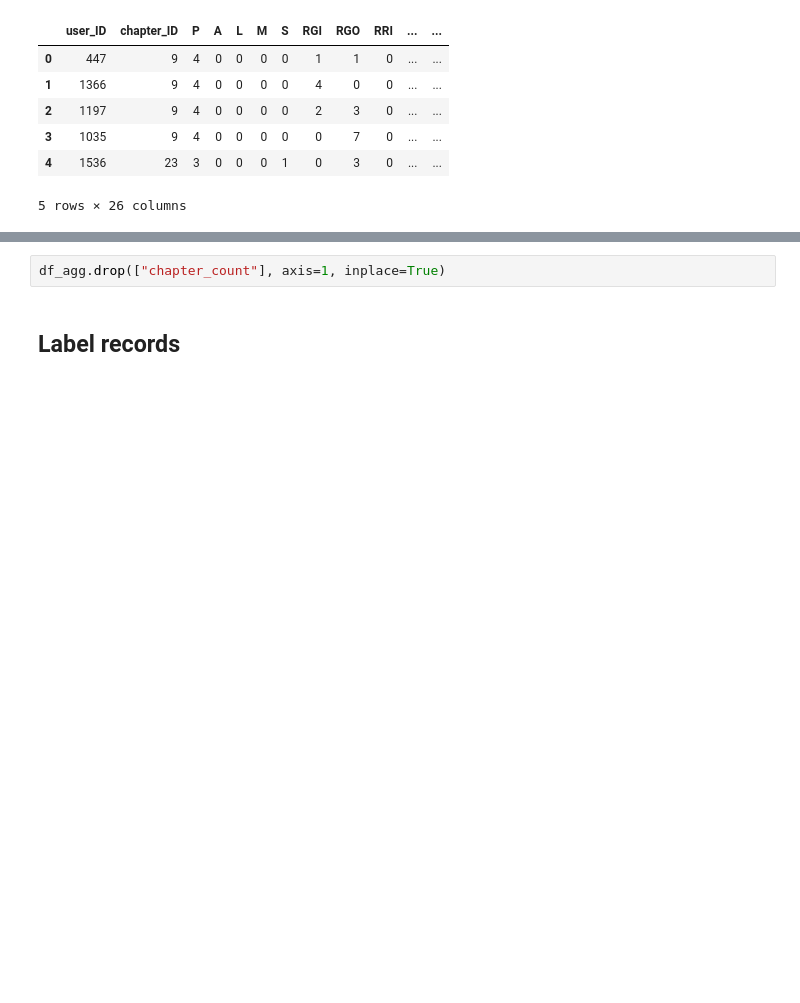
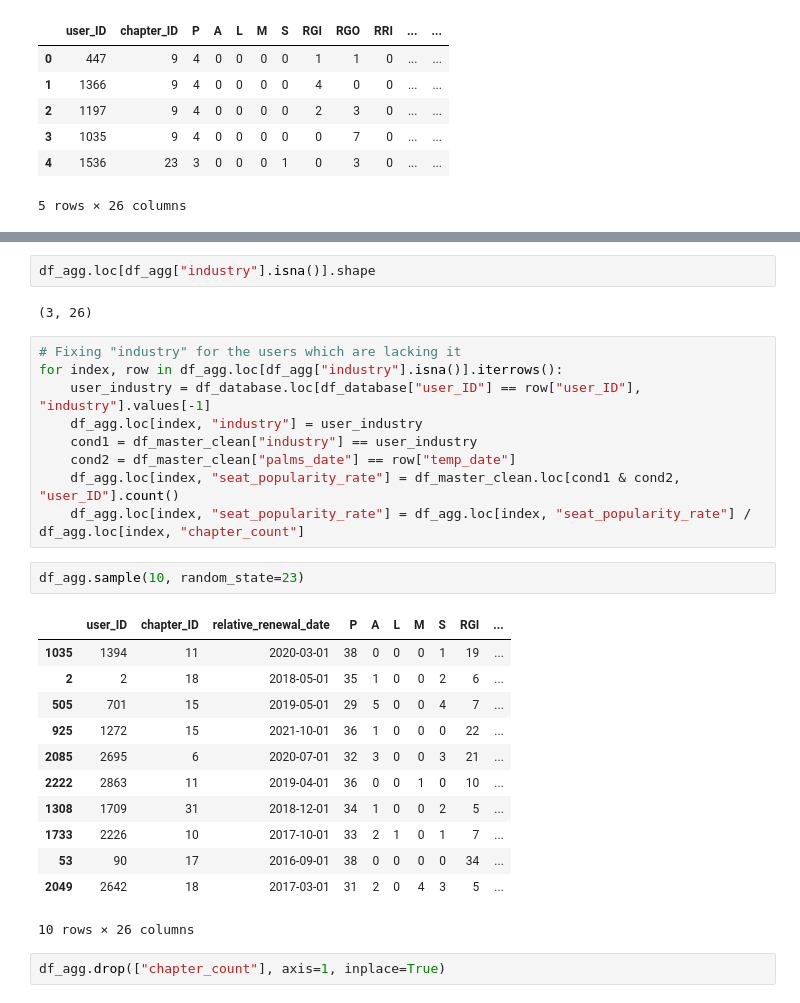
Before and after one commit to da-veed/BachelorThesis, a Jupyter notebook: data_cleaning.ipynb, the cells around one changed output, grey strips where cells are left out. Cells and saved outputs as stored; diff of their text form; blank space fills up the shorter version.

```diff
--- a/data_cleaning.ipynb
+++ b/data_cleaning.ipynb
@@ -804,4 +818,30 @@ df_agg.sample(10, random_state=23)
+# %%
+df_agg.loc[df_agg["industry"].isna()].shape
+# %% [output]
+(3, 26)
+# %%
+# Fixing "industry" for the users which are lacking it
+for index, row in df_agg.loc[df_agg["industry"].isna()].iterrows():
+    user_industry = df_database.loc[df_database["user_ID"] == row["user_ID"], "industry"].values[-1]
+    df_agg.loc[index, "industry"] = user_industry
+    cond1 = df_master_clean["industry"] == user_industry
+    cond2 = df_master_clean["palms_date"] == row["temp_date"]
+    df_agg.loc[index, "seat_popularity_rate"] = df_master_clean.loc[cond1 & cond2, "user_ID"].count()
+    df_agg.loc[index, "seat_popularity_rate"] = df_agg.loc[index, "seat_popularity_rate"] / df_agg.loc[index, "chapter_count"]
+# %%
+df_agg.sample(10, random_state=23)
+# %% [output]
+|  | user_ID | chapter_ID | relative_renewal_date | P | A | L | M | S | RGI | ... |
+| 1035 | 1394 | 11 | 2020-03-01 | 38 | 0 | 0 | 0 | 1 | 19 | ... |
+| 2 | 2 | 18 | 2018-05-01 | 35 | 1 | 0 | 0 | 2 | 6 | ... |
+| 505 | 701 | 15 | 2019-05-01 | 29 | 5 | 0 | 0 | 4 | 7 | ... |
+| 925 | 1272 | 15 | 2021-10-01 | 36 | 1 | 0 | 0 | 0 | 22 | ... |
+| 2085 | 2695 | 6 | 2020-07-01 | 32 | 3 | 0 | 0 | 3 | 21 | ... |
+| 2222 | 2863 | 11 | 2019-04-01 | 36 | 0 | 0 | 1 | 0 | 10 | ... |
+| 1308 | 1709 | 31 | 2018-12-01 | 34 | 1 | 0 | 0 | 2 | 5 | ... |
+| 1733 | 2226 | 10 | 2017-10-01 | 33 | 2 | 1 | 0 | 1 | 7 | ... |
+| 53 | 90 | 17 | 2016-09-01 | 38 | 0 | 0 | 0 | 0 | 34 | ... |
+| 2049 | 2642 | 18 | 2017-03-01 | 31 | 2 | 0 | 4 | 3 | 5 | ... |
+10 rows × 26 columns
 # %%
 df_agg.drop(["chapter_count"], axis=1, inplace=True)
-# %% [markdown]
-## Label records
```
Also changed, not shown: parts of 41 cells of this notebook, 2 other files.
